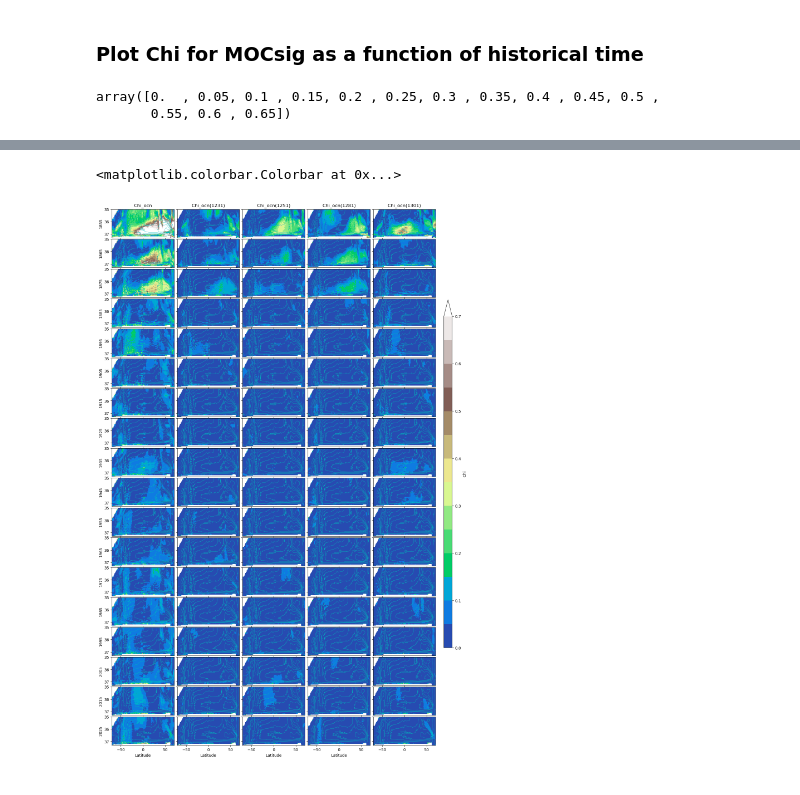
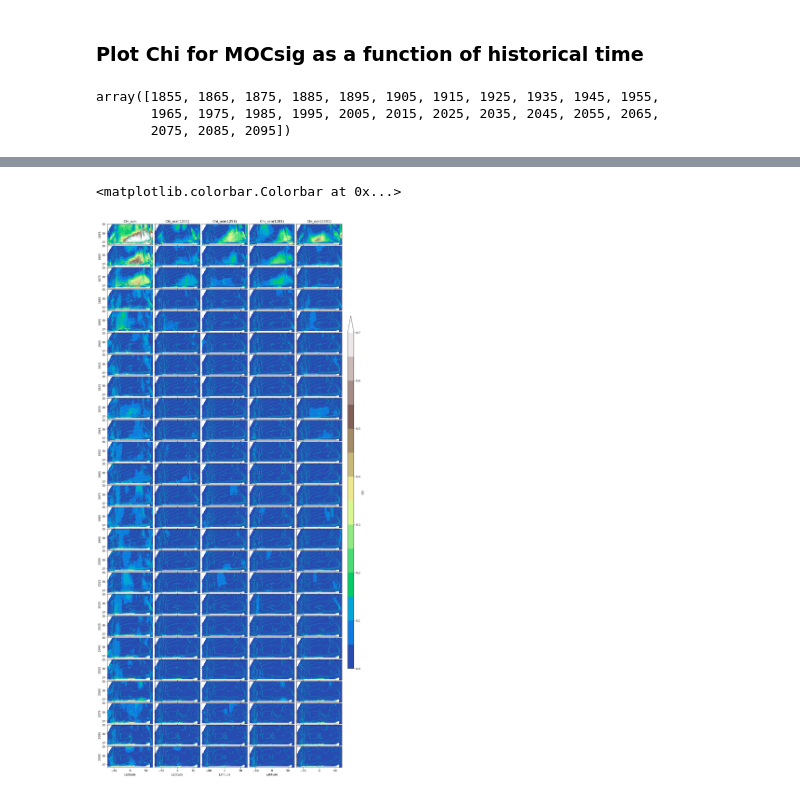
Before and after one commit to sgyeager/CESM2-LE-analysis, a Jupyter notebook: notebooks/InitialConditionMemory/CESM2LE_ICM_MOCsig.ipynb, the cells around one changed output, grey strips where cells are left out. Cells and saved outputs as stored; diff of their text form; code cells hidden in the pictures.

Commit message:
Extended plot time range in MOCsig notebook

```diff
--- a/notebooks/InitialConditionMemory/CESM2LE_ICM_MOCsig.ipynb
+++ b/notebooks/InitialConditionMemory/CESM2LE_ICM_MOCsig.ipynb
@@ -514,17 +514,18 @@ distributed.client.AllExit
 KeyboardInterrupt:
 # %% [markdown]
 ### Plot Chi for MOCsig as a function of historical time
-# %%
-np.arange(0,14,1)*0.05
-# %% [output]
-array([0.  , 0.05, 0.1 , 0.15, 0.2 , 0.25, 0.3 , 0.35, 0.4 , 0.45, 0.5 ,
-       0.55, 0.6 , 0.65])
+# %%
+np.arange(1855,2105,10)
+# %% [output]
+array([1855, 1865, 1875, 1885, 1895, 1905, 1915, 1925, 1935, 1945, 1955,
+       1965, 1975, 1985, 1995, 2005, 2015, 2025, 2035, 2045, 2055, 2065,
+       2075, 2085, 2095])
 # %%
 %%time
-time0 = np.arange(1855,2035,10)
+time0 = np.arange(1855,2105,10)
 nrow = np.shape(time0)[0]
 ncol = 5
-fig = plt.figure(figsize=(15, 25))
+fig = plt.figure(figsize=(15, 35))
 
 #mnlevs = np.arange(0,31,1)*2. - 30.
 mnlevs = np.arange(0,16,1)*4. - 30.
@@ -611,2 +612,2 @@ Wall time: 4.49 s
 <matplotlib.colorbar.Colorbar at 0x...>
-[figure, old version]
+[figure, new version]
```
Also changed, not shown: parts of 1 cell of this notebook.
